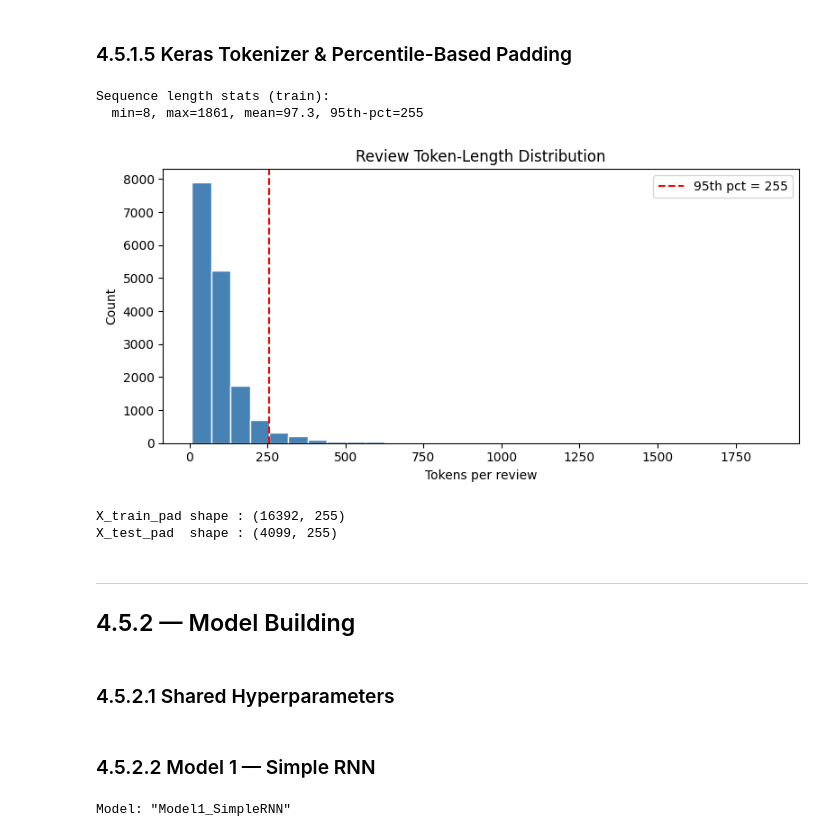
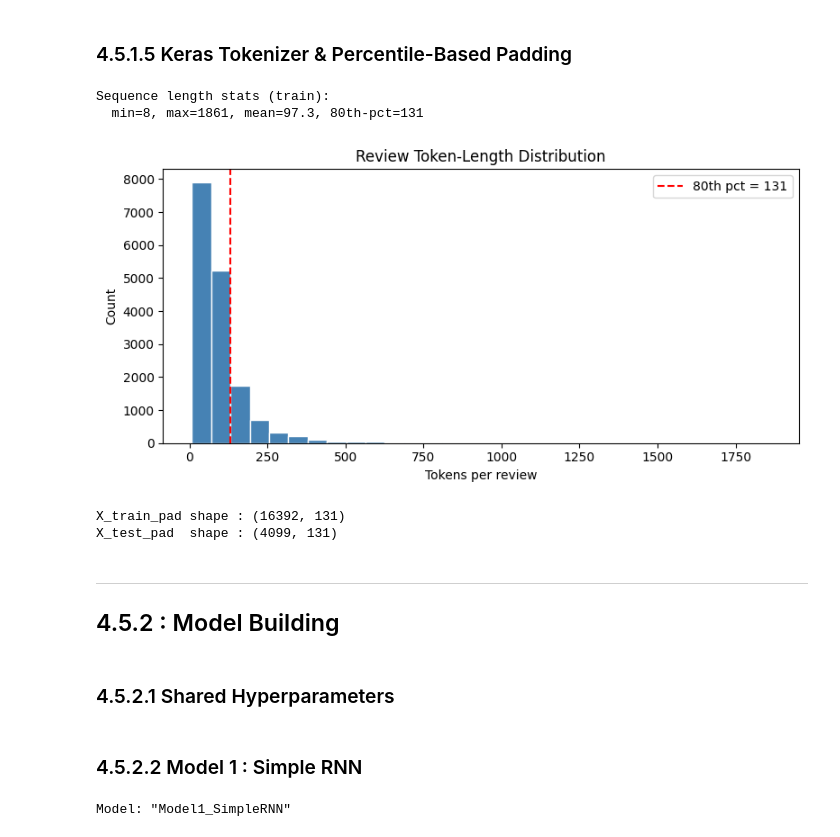
Before and after one commit to nl-codes/6CS012-Artificial-Intelligence-and-Machine-Learning, a Jupyter notebook: assessment/nlp_task/nlp-task.ipynb, the cells around one changed output. Drawn from its saved outputs; the diff is of its cells as text; code cells hidden in the pictures.

```diff
--- a/assessment/nlp_task/nlp-task.ipynb
+++ b/assessment/nlp_task/nlp-task.ipynb
@@ -109,14 +120,8 @@ All libraries loaded ✓
 # %% [markdown]
 ### 4.5.1.1 Load Data
 # %%
-# ─────────────────────────────────────────────────────────────────────────────
-# Load the Hotel Review dataset.
-# Expected columns: 'Review' (text) and 'Rating' (integer 1–5).
-# If you have a local CSV file, replace the path below.
-# ─────────────────────────────────────────────────────────────────────────────
-
-# ── Option A: Load from a local CSV file ─────────────────────────────────────
-df = pd.read_csv("Dataset/Hotel_Reviews.csv")
+# df = pd.read_csv("Dataset/Hotel_Reviews.csv")
+df = pd.read_csv("/content/drive/MyDrive/ai/ai - assessment: Group A/Hotel_Reviews.csv")
 
 print(f"Dataset shape : {df.shape}")
 print(f'Rating distribution:\n{df["Rating"].value_counts().sort_index()}')
@@ -255,14 +245,7 @@ Number of classes  : 5
 # %% [markdown]
 ### 4.5.1.5 Keras Tokenizer & Percentile-Based Padding
 # %%
-# ─────────────────────────────────────────────────────────────────────────────
-# Design Rationale:
-#   Instead of arbitrarily capping sequence length, we use the 95th percentile
-#   of training-set token counts.  This covers 95 % of reviews with minimal
-#   padding overhead while truncating only the longest outliers.
-# ─────────────────────────────────────────────────────────────────────────────
-
-VOCAB_SIZE = 20_000  # keep the top 10 k most frequent tokens
+VOCAB_SIZE = 20_000
 OOV_TOKEN = "<OOV>"
 
 tokenizer = Tokenizer(num_words=VOCAB_SIZE, oov_token=OOV_TOKEN)
@@ -273,47 +256,50 @@ test_sequences = tokenizer.texts_to_sequences(X_test)
 
 # ── Percentile-based sequence length ─────────────────────────────────────────
 train_lengths = [len(s) for s in train_sequences]
-MAX_LEN = int(np.percentile(70))
+PERCENTILE = 80
+MAX_LEN = int(np.percentile(train_lengths, PERCENTILE))
 print(f"Sequence length stats (train):")
 print(
     f"  min={min(train_lengths)}, max={max(train_lengths)}, "
-    f"mean={np.mean(train_lengths):.1f}, 95th-pct={MAX_LEN}"
+    f"mean={np.mean(train_lengths):.1f}, {PERCENTILE}th-pct={MAX_LEN}"
 )
 
 # Visualise length distribution
 plt.figure(figsize=(8, 4))
 plt.hist(train_lengths, bins=30, color="steelblue", edgecolor="white")
-plt.axvline(MAX_LEN, color="red", linestyle="--", label=f"95th pct = {MAX_LEN}")
+plt.axvline(
+    MAX_LEN, color="red", linestyle="--", label=f"{PERCENTILE}th pct = {MAX_LEN}"
+)
 plt.title("Review Token-Length Distribution")
 plt.xlabel("Tokens per review")
 plt.ylabel("Count")
 plt.legend()
 plt.tight_layout()
 plt.show()
 
 # ── Pad / truncate sequences ──────────────────────────────────────────────────
 X_train_pad = pad_sequences(
     train_sequences, maxlen=MAX_LEN, padding="post", truncating="post"
 )
 X_test_pad = pad_sequences(
     test_sequences, maxlen=MAX_LEN, padding="post", truncating="post"
 )
 
 print(f"\nX_train_pad shape : {X_train_pad.shape}")
 print(f"X_test_pad  shape : {X_test_pad.shape}")
 
 # ── One-hot labels for categorical_crossentropy ───────────────────────────────
 y_train_cat = to_categorical(y_train, num_classes=NUM_CLASSES)
 y_test_cat = to_categorical(y_test, num_classes=NUM_CLASSES)
 # %% [output]
 Sequence length stats (train):
-  min=8, max=1861, mean=97.3, 95th-pct=255
+  min=8, max=1861, mean=97.3, 80th-pct=131
-[figure, old version]
+[figure, new version]
-X_train_pad shape : (16392, 255)
-X_test_pad  shape : (4099, 255)
+X_train_pad shape : (16392, 131)
+X_test_pad  shape : (4099, 131)
 # %% [markdown]
 ---
-## 4.5.2 — Model Building
+## 4.5.2 : Model Building
 # %% [markdown]
 ### 4.5.2.1 Shared Hyperparameters
 # %%
@@ -343,5 +325,5 @@ def make_callbacks(model_name: str):
     )
     return [es, ckpt]
 # %% [markdown]
-### 4.5.2.2 Model 1 — Simple RNN
+### 4.5.2.2 Model 1 : Simple RNN
 # %%
```
Also changed, not shown: parts of 34 cells of this notebook.
